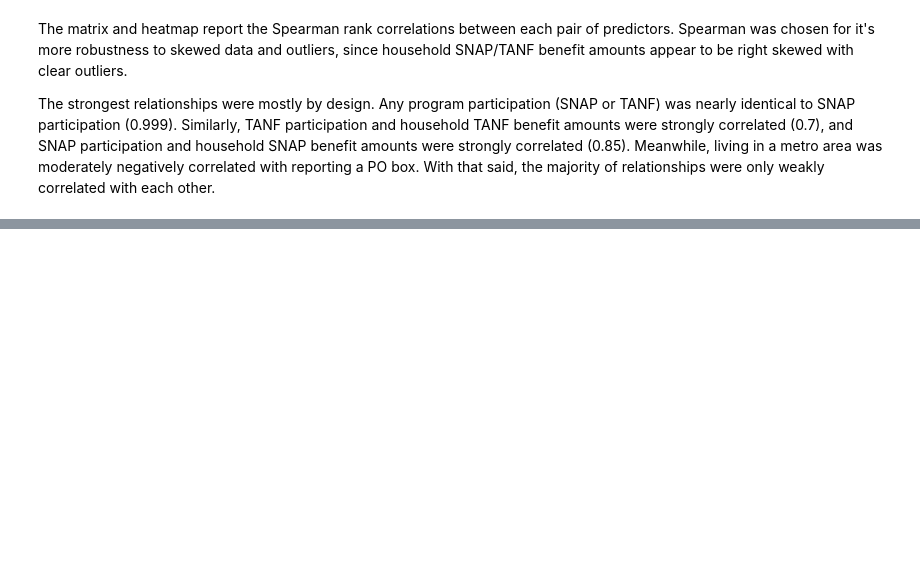
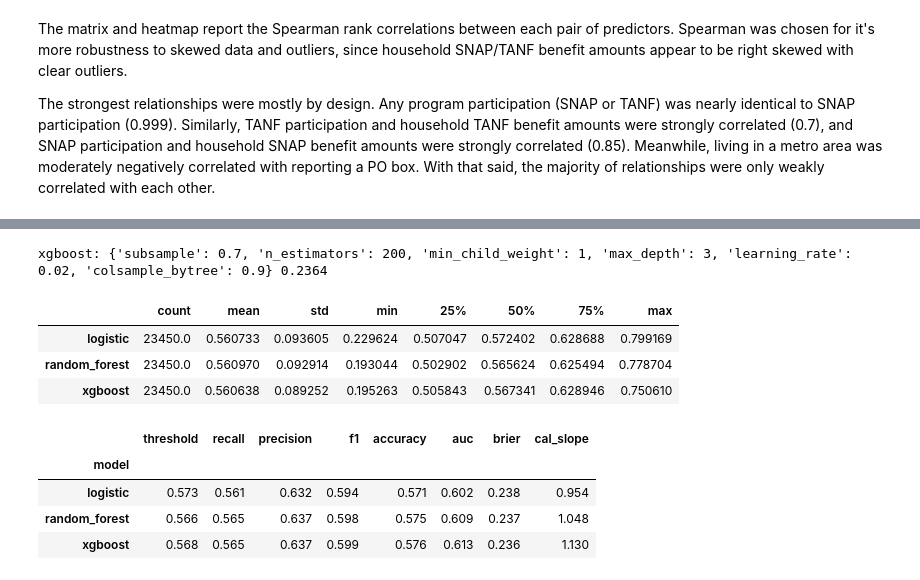
Before and after one commit to chaycereed/ohie-medicaid-policy-simulation, a Jupyter notebook: notebook/ohie_medicaid_policy_simulation.ipynb, the cells around one changed output, grey strips where cells are left out. Cells and saved outputs as stored; diff of their text form; code cells hidden in the pictures; blank space fills up the shorter version.

Commit message:
OHIE MPS: Added supervised machine learning models

```diff
--- a/notebook/ohie_medicaid_policy_simulation.ipynb
+++ b/notebook/ohie_medicaid_policy_simulation.ipynb
@@ -980,0 +1138,75 @@ This section includes:
+# %%
+xgb_grid = {
+    "n_estimators": [200, 400, 500],
+    "max_depth": [3, 4, 6],
+    "learning_rate": [0.02, 0.05, 0.1],
+    "subsample": [0.7, 0.9],
+    "colsample_bytree": [0.7, 0.9],
+    "min_child_weight": [1, 5, 20]
+}
+
+xgb_search = RandomizedSearchCV(
+    XGBClassifier(random_state = SEED, n_jobs = -1),
+    xgb_grid, n_iter = 20, scoring = "neg_brier_score", cv = folds, random_state = SEED
+)
+
+xgb_search.fit(X_fit, y_fit)
+print("xgboost:", xgb_search.best_params_, round(-xgb_search.best_score_, 4))
+# %% [output]
+xgboost: {'subsample': 0.7, 'n_estimators': 200, 'min_child_weight': 1, 'max_depth': 3, 'learning_rate': 0.02, 'colsample_bytree': 0.9} 0.2364
+# %%
+classification_models = {
+    "logistic": logistic_model,
+    "random_forest": rf_search.best_estimator_,
+    "xgboost": xgb_search.best_estimator_
+}
+# %%
+# We want out-of-fold predicted probabilities for each model, using the household
+# Four folds used to fit the model, one to score
+oof = pd.DataFrame(index = X_fit.index, columns = classification_models.keys(), dtype = float)
+fold_models = {name: [] for name in classification_models}
+
+for name, model in classification_models.items():
+    for train, test in folds:
+        model.fit(X_fit.iloc[train], y_fit.iloc[train])
+        oof.iloc[test, oof.columns.get_loc(name)] = model.predict_proba(X_fit.iloc[test])[:, 1]
+
+oof.describe().T
+# %% [output]
+|  | count | mean | std | min | 25% | 50% | 75% | max |
+| logistic | 23450.0 | 0.560733 | 0.093605 | 0.229624 | 0.507047 | 0.572402 | 0.628688 | 0.799169 |
+| random_forest | 23450.0 | 0.560970 | 0.092914 | 0.193044 | 0.502902 | 0.565624 | 0.625494 | 0.778704 |
+| xgboost | 23450.0 | 0.560638 | 0.089252 | 0.195263 | 0.505843 | 0.567341 | 0.628946 | 0.750610 |
+# %%
+# Compare the models at the budget-matched threshold
+# First, identify the number of lottery offers made in the sample (k)
+# Then, we will use that to flag to top k amount
+k = int(df.loc[fit_data, treatment].sum())
+
+threshold = 0.5
+rows = []
+for name in classification_models:
+    p = oof[name].clip(0.001, 0.999)
+    threshold = p.nlargest(k).min()
+    pred = (p >= threshold).astype(int)
+    cal = sm.Logit(y_fit, sm.add_constant(logit(p))).fit(disp = 0)
+    rows.append({
+        "model": name,
+        "threshold": threshold,
+        "recall": recall_score(y_fit, pred),
+        "precision": precision_score(y_fit, pred),
+        "f1": f1_score(y_fit, pred),
+        "accuracy": accuracy_score(y_fit, pred),
+        "auc": roc_auc_score(y_fit, p),
+        "brier": brier_score_loss(y_fit, p),
+        "cal_slope": cal.params.iloc[1]
+    })
+
+classification_metrics = pd.DataFrame(rows).set_index("model").round(3)
+classification_metrics
+# %% [output]
+|  | threshold | recall | precision | f1 | accuracy | auc | brier | cal_slope |
+| model |  |  |  |  |  |  |  |  |
+| logistic | 0.573 | 0.561 | 0.632 | 0.594 | 0.571 | 0.602 | 0.238 | 0.954 |
+| random_forest | 0.566 | 0.565 | 0.637 | 0.598 | 0.575 | 0.609 | 0.237 | 1.048 |
+| xgboost | 0.568 | 0.565 | 0.637 | 0.599 | 0.576 | 0.613 | 0.236 | 1.130 |
```
Also changed, not shown: parts of 25 cells of this notebook.
